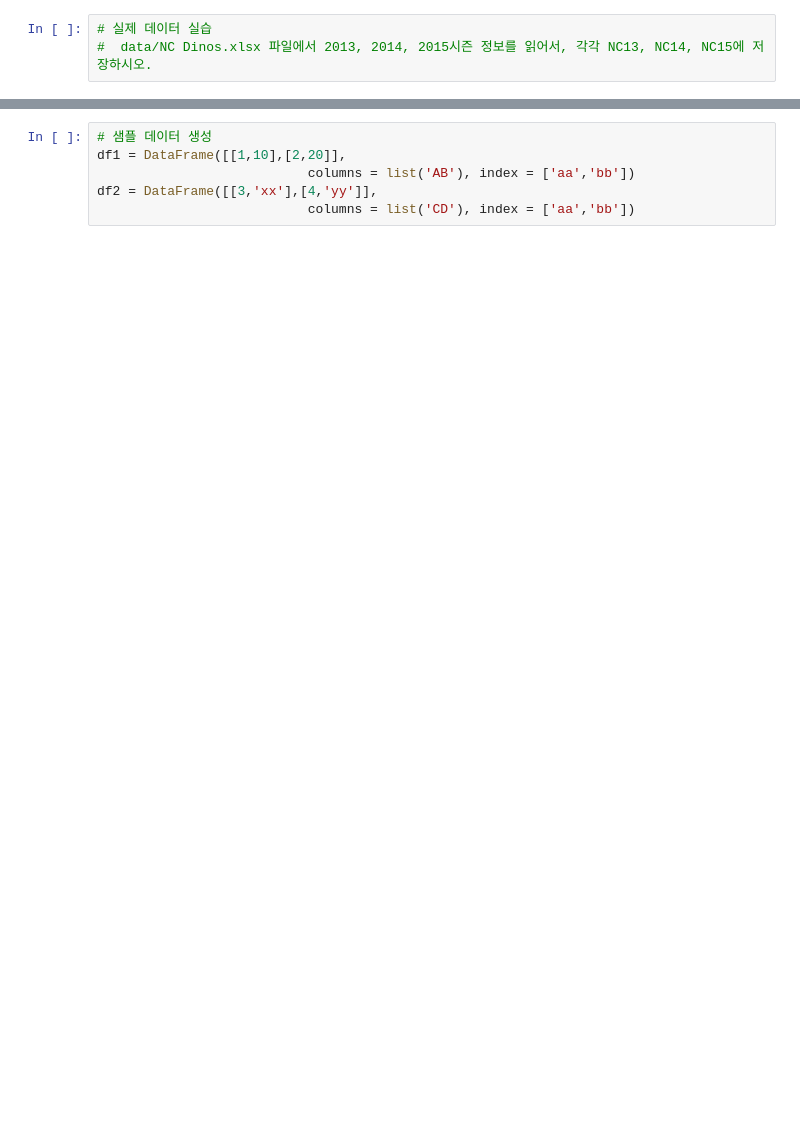
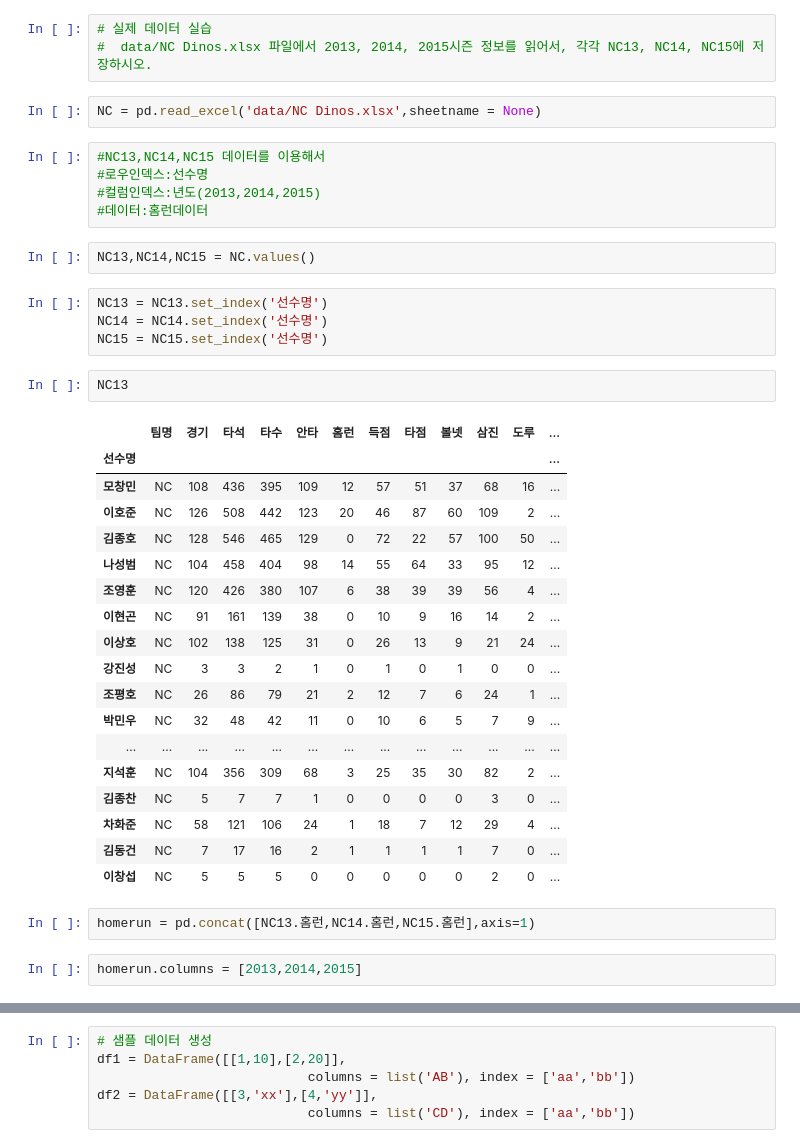
Before and after one commit to mojunsang26/bigdataYonsei, a Jupyter notebook: visualizationStudy/배포용_기초 4. 데이터 가공 1 - 데이터 합치기 (merge, concat).ipynb, the cells around one changed output, grey strips where cells are left out. Drawn from its saved outputs; the diff is of its cells as text; blank space fills up the shorter version.

```diff
--- a/visualizationStudy/배포용_기초 4. 데이터 가공 1 - 데이터 합치기 (merge, concat).ipynb
+++ b/visualizationStudy/배포용_기초 4. 데이터 가공 1 - 데이터 합치기 (merge, concat).ipynb
@@ -162,3 +190,41 @@ df2 = DataFrame([[3,'cc'],[4,'dd']],
 # %%
 # 실제 데이터 실습
 #  data/NC Dinos.xlsx 파일에서 2013, 2014, 2015시즌 정보를 읽어서, 각각 NC13, NC14, NC15에 저장하시오.
+# %%
+NC = pd.read_excel('data/NC Dinos.xlsx',sheetname = None)
+# %%
+#NC13,NC14,NC15 데이터를 이용해서
+#로우인덱스:선수명
+#컬럼인덱스:년도(2013,2014,2015)
+#데이터:홈런데이터
+# %%
+NC13,NC14,NC15 = NC.values()
+# %%
+NC13 = NC13.set_index('선수명')
+NC14 = NC14.set_index('선수명')
+NC15 = NC15.set_index('선수명')
+# %%
+NC13
+# %% [output]
+|  | 팀명 | 경기 | 타석 | 타수 | 안타 | 홈런 | 득점 | 타점 | 볼넷 | 삼진 | 도루 | ... |
+| 선수명 |  |  |  |  |  |  |  |  |  |  |  | ... |
+| 모창민 | NC | 108 | 436 | 395 | 109 | 12 | 57 | 51 | 37 | 68 | 16 | ... |
+| 이호준 | NC | 126 | 508 | 442 | 123 | 20 | 46 | 87 | 60 | 109 | 2 | ... |
+| 김종호 | NC | 128 | 546 | 465 | 129 | 0 | 72 | 22 | 57 | 100 | 50 | ... |
+| 나성범 | NC | 104 | 458 | 404 | 98 | 14 | 55 | 64 | 33 | 95 | 12 | ... |
+| 조영훈 | NC | 120 | 426 | 380 | 107 | 6 | 38 | 39 | 39 | 56 | 4 | ... |
+| 이현곤 | NC | 91 | 161 | 139 | 38 | 0 | 10 | 9 | 16 | 14 | 2 | ... |
+| 이상호 | NC | 102 | 138 | 125 | 31 | 0 | 26 | 13 | 9 | 21 | 24 | ... |
+| 강진성 | NC | 3 | 3 | 2 | 1 | 0 | 1 | 0 | 1 | 0 | 0 | ... |
+| 조평호 | NC | 26 | 86 | 79 | 21 | 2 | 12 | 7 | 6 | 24 | 1 | ... |
+| 박민우 | NC | 32 | 48 | 42 | 11 | 0 | 10 | 6 | 5 | 7 | 9 | ... |
+| ... | ... | ... | ... | ... | ... | ... | ... | ... | ... | ... | ... | ... |
+| 지석훈 | NC | 104 | 356 | 309 | 68 | 3 | 25 | 35 | 30 | 82 | 2 | ... |
+| 김종찬 | NC | 5 | 7 | 7 | 1 | 0 | 0 | 0 | 0 | 3 | 0 | ... |
+| 차화준 | NC | 58 | 121 | 106 | 24 | 1 | 18 | 7 | 12 | 29 | 4 | ... |
+| 김동건 | NC | 7 | 17 | 16 | 2 | 1 | 1 | 1 | 1 | 7 | 0 | ... |
+| 이창섭 | NC | 5 | 5 | 5 | 0 | 0 | 0 | 0 | 0 | 2 | 0 | ... |
+# %%
+homerun = pd.concat([NC13.홈런,NC14.홈런,NC15.홈런],axis=1)
+# %%
+homerun.columns = [2013,2014,2015]
```
Also changed, not shown: parts of 14 cells of this notebook, 6 other files.
